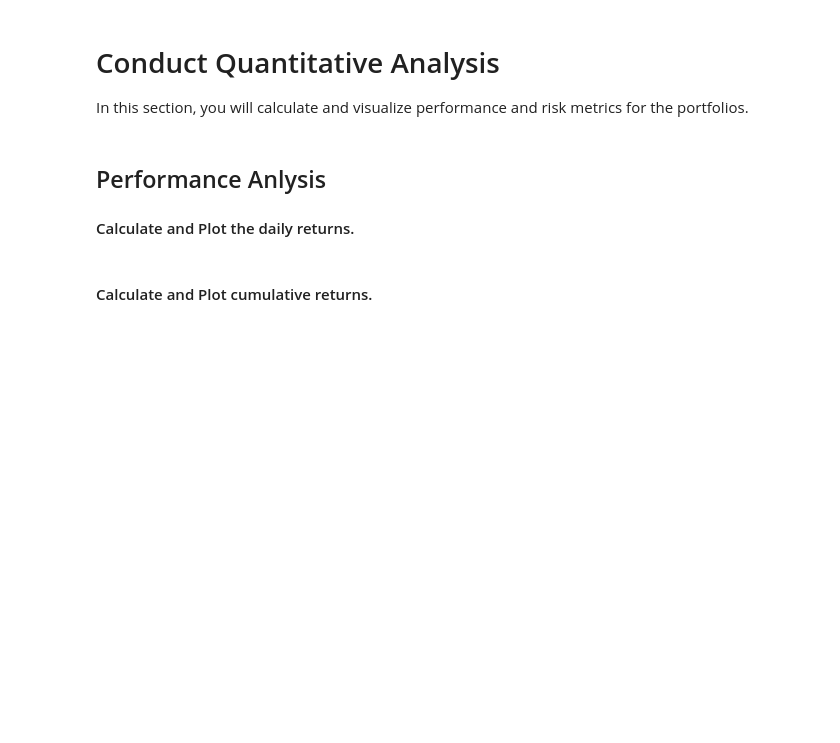
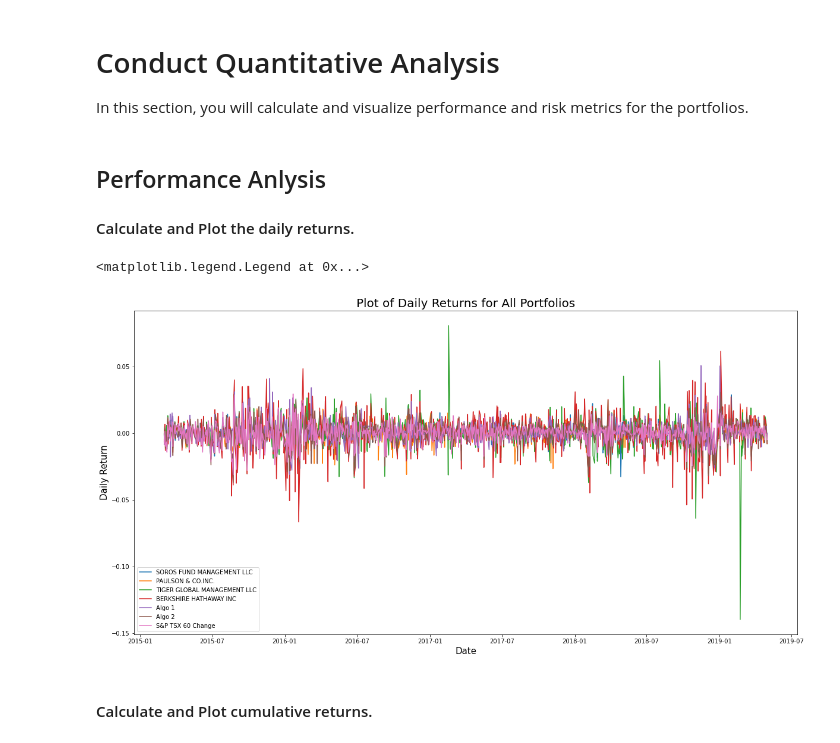
Before and after one commit to nomadic-me/Whale-Off-The-Portfolio, a Jupyter notebook: whale_analysis.ipynb, the cells around one changed output. Saved outputs shown, nothing was run; the diff lists cells and outputs as text; code cells hidden in the pictures; blank space fills up the shorter version.

Commit message:
Plotting the Daily and Cumulative Returns of the DataSet
Signed-off-by: Satish Surath <s@n-m.co>

```diff
--- a/whale_analysis.ipynb
+++ b/whale_analysis.ipynb
@@ -361,2 +359,30 @@ In this section, you will calculate and visualize performance and risk metrics f
+# %%
+# Plot daily returns of all portfolios
+
+#plt.figure(figsize=(20,10))
+#x = df['Date']
+#y = df['Price']
+#plt.plot(x,y)
+#plt.title('Price of Golds',fontsize=20)
+#plt.xlabel('Date')
+#plt.ylabel('Price')
+
+
+plt.figure(figsize=(20,10))
+portfolio_items = list(df_consolidated.columns)
+portfolio_items.remove('Date')
+portfolio_items.remove('S&P TSX 60 Close')
+
+for portfolio_item in portfolio_items:
+    plt.plot(list(df_consolidated['Date']), list(df_consolidated[portfolio_item]))
+
+
+plt.title('Plot of Daily Returns for All Portfolios', fontsize=20)
+plt.xlabel('Date', fontsize=15)
+plt.ylabel('Daily Return', fontsize=15)
+plt.legend(portfolio_items, loc="lower left", fontsize=10)
+# %% [output]
+<matplotlib.legend.Legend at 0x...>
+[figure, added]
 # %% [markdown]
 #### Calculate and Plot cumulative returns.
```
Also changed, not shown: parts of 3 cells of this notebook.
